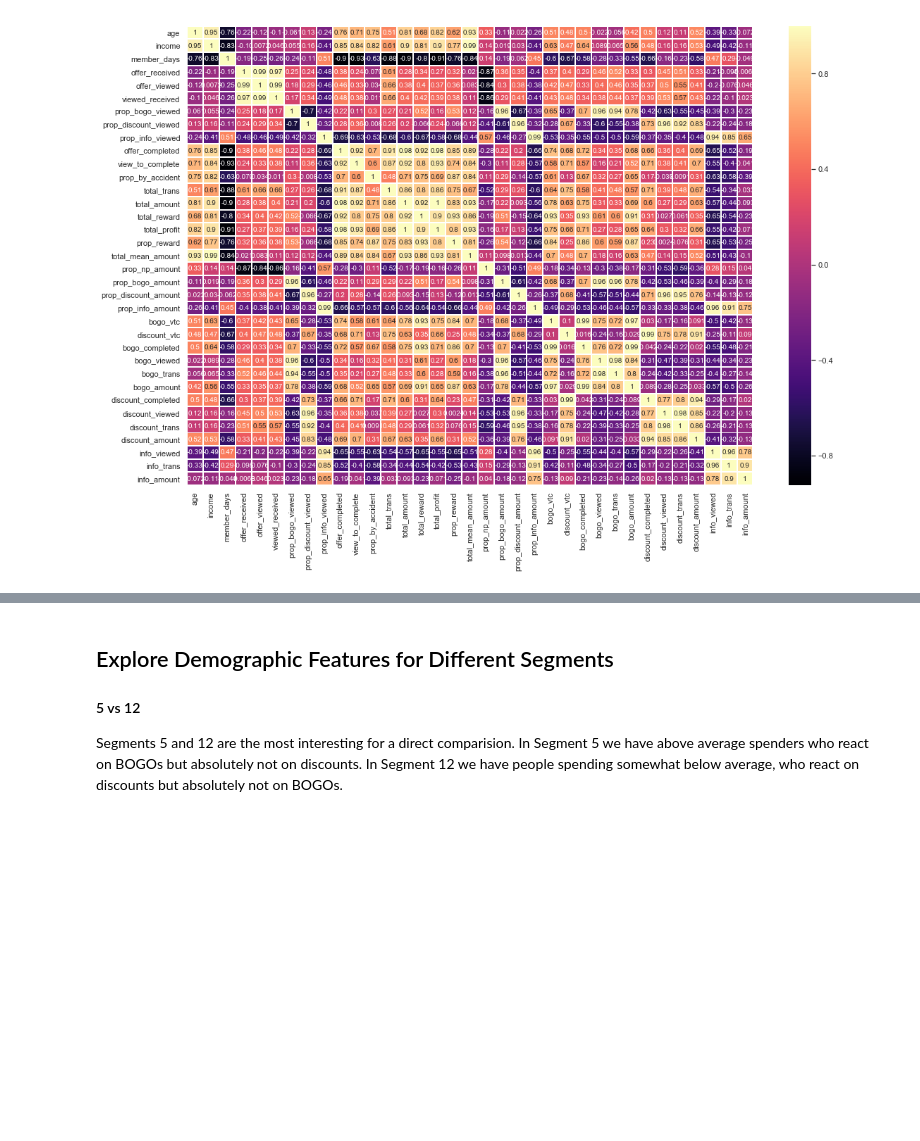
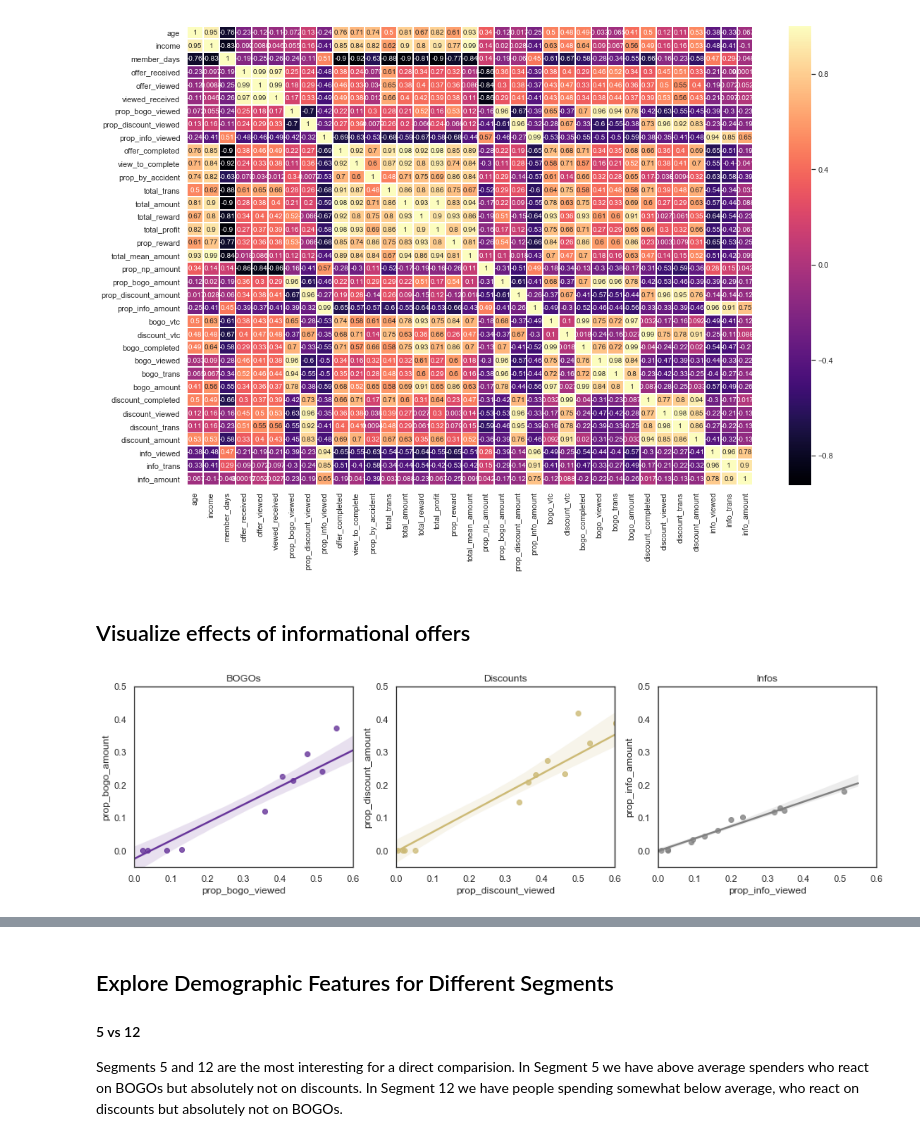
Before and after one commit to rbuerki/segmentation-challenge-starbucks, a Jupyter notebook: 5-analyze_clusters.ipynb, the cells around one changed output, grey strips where cells are left out. Drawn from its saved outputs; the diff is of its cells as text; code cells hidden in the pictures; blank space fills up the shorter version.

```diff
--- a/5-analyze_clusters.ipynb
+++ b/5-analyze_clusters.ipynb
@@ -202,3 +177,25 @@ Genral findings
 EDA.plot_num_corrMap(clusters_mean, figsize=(18, 12))
 # %% [output]
 [figure]
+# %% [markdown]
+## Visualize effects of informational offers
+# %%
+"""display correlations for view_prop to prop_amount of different offer types"""
+plt.figure(figsize=(16,4))
+plt.subplot(1,3,1)
+sns.regplot(x='prop_bogo_viewed', y='prop_bogo_amount', data=clusters_mean, color=color)
+plt.ylim(-0.05, 0.5)
+plt.xlim(0, 0.6)
+plt.title("BOGOs", size=12)
+plt.subplot(1,3,2)
+sns.regplot(x='prop_discount_viewed', y='prop_discount_amount', data=clusters_mean, color='y')
+plt.ylim(-0.05, 0.5)
+plt.xlim(0, 0.6)
+plt.title("Discounts", size=12)
+plt.subplot(1,3,3)
+sns.regplot(x='prop_info_viewed', y='prop_info_amount', data=clusters_mean, color='grey')
+plt.title("Infos", size=12)
+plt.ylim(-0.05, 0.5)
+plt.xlim(0, 0.6);
+# %% [output]
+[figure, added]
```
Also changed, not shown: parts of 15 cells of this notebook.
